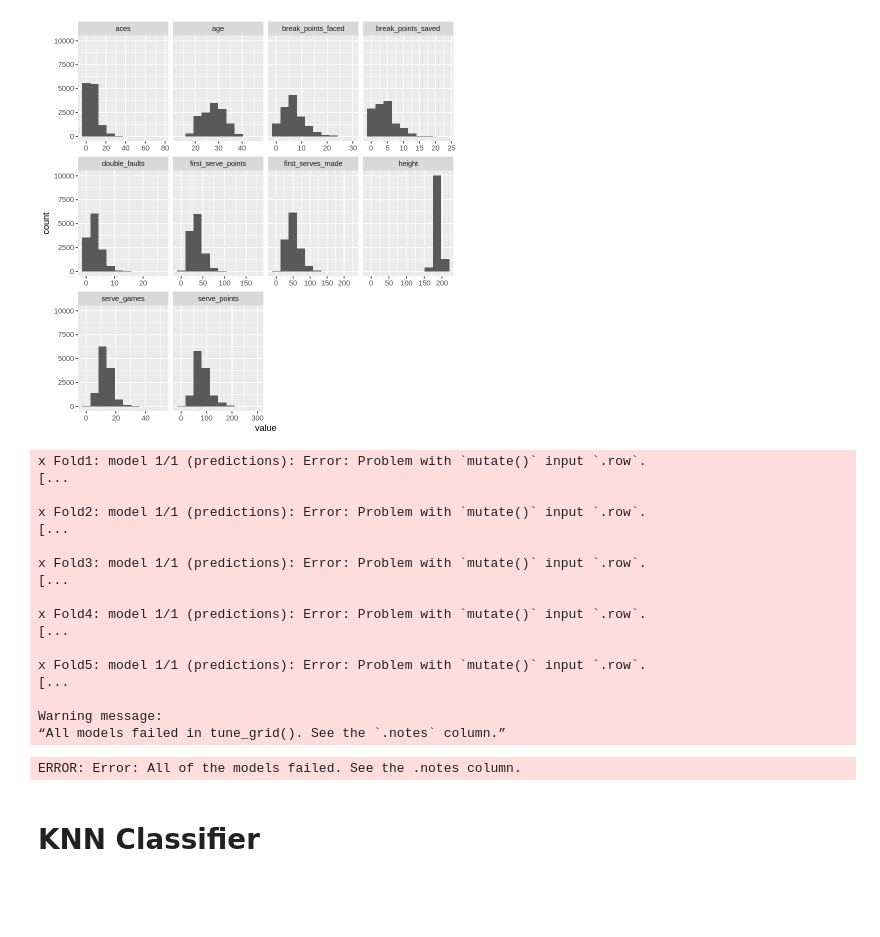
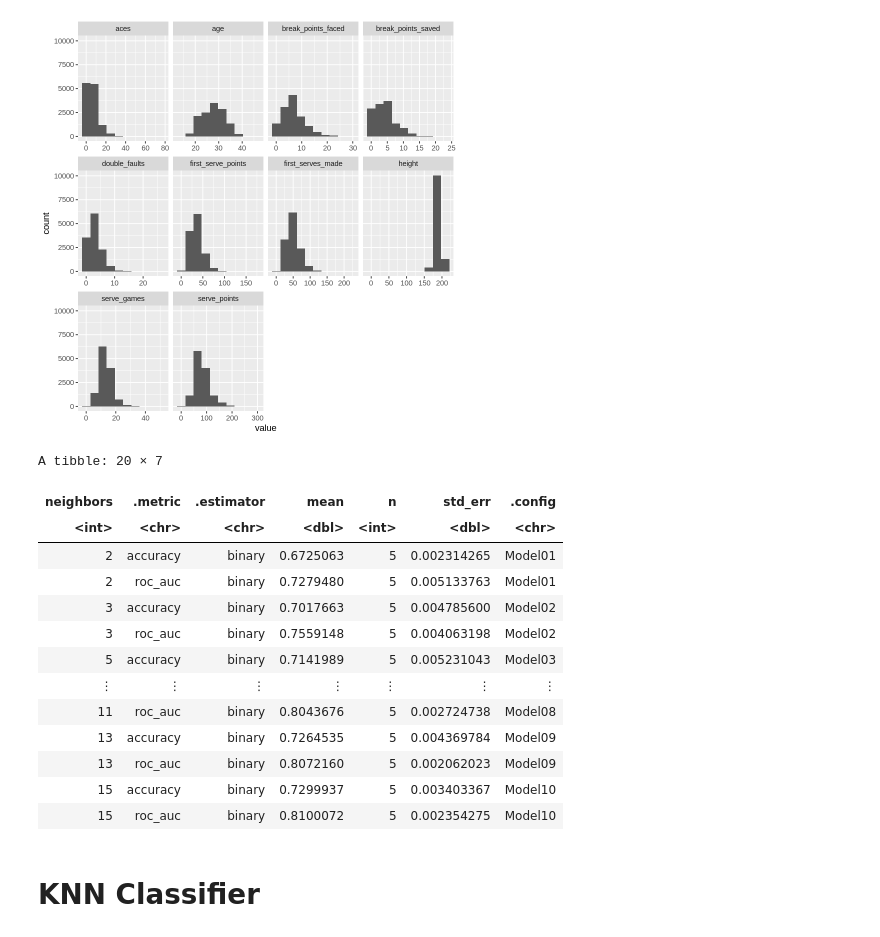
Before and after one commit to sleung124/DSCI100_group_proj, a Jupyter notebook: tennis_analysis.ipynb, the cells around one changed output. Saved outputs shown, nothing was run; the diff lists cells and outputs as text; code cells hidden in the pictures; blank space fills up the shorter version.

```diff
--- a/tennis_analysis.ipynb
+++ b/tennis_analysis.ipynb
@@ -231,43 +231,39 @@ Warning message:
 # %%
 knn_spec <- nearest_neighbor(weight_func = 'rectangular', neighbors=tune()) %>%
                 set_engine('kknn') %>%
                 set_mode('classification')
 
 tennis_recipe <- recipe(as.formula('match_result ~ .'), data = tennis_train[,2:12]) %>%
                         step_scale(all_predictors()) %>%
                         step_center(all_predictors())
 
 tennis_vfold <- vfold_cv(tennis_train[,2:12], v = 5, strata = match_result)
 
 tennis_fit <- workflow() %>%
              add_recipe(tennis_recipe) %>%
              add_model(knn_spec) %>%
-             tune_grid(resamples=tennis_vfold, grid = tibble(neighbors=seq(1,2))) %>%
+             tune_grid(resamples=tennis_vfold, grid=10) %>%
              collect_metrics()
 
 tennis_fit
 # new_tennis <- tibble(age=c(5), serve_games=c(180))
 
 # predict(tennis_fit, new_tennis)
 # %% [output]
-x Fold1: model 1/1 (predictions): Error: Problem with `mutate()` input `.row`.
-[...
-
-x Fold2: model 1/1 (predictions): Error: Problem with `mutate()` input `.row`.
-[...
-
-x Fold3: model 1/1 (predictions): Error: Problem with `mutate()` input `.row`.
-[...
-
-x Fold4: model 1/1 (predictions): Error: Problem with `mutate()` input `.row`.
-[...
-
-x Fold5: model 1/1 (predictions): Error: Problem with `mutate()` input `.row`.
-[...
-
-Warning message:
-“All models failed in tune_grid(). See the `.notes` column.”
+A tibble: 20 × 7
-ERROR: Error: All of the models failed. See the .notes column.
+| neighbors | .metric | .estimator | mean | n | std_err | .config |
+| <int> | <chr> | <chr> | <dbl> | <int> | <dbl> | <chr> |
+| 2 | accuracy | binary | 0.6725063 | 5 | 0.002314265 | Model01 |
+| 2 | roc_auc | binary | 0.7279480 | 5 | 0.005133763 | Model01 |
+| 3 | accuracy | binary | 0.7017663 | 5 | 0.004785600 | Model02 |
+| 3 | roc_auc | binary | 0.7559148 | 5 | 0.004063198 | Model02 |
+| 5 | accuracy | binary | 0.7141989 | 5 | 0.005231043 | Model03 |
+| ⋮ | ⋮ | ⋮ | ⋮ | ⋮ | ⋮ | ⋮ |
+| 11 | roc_auc | binary | 0.8043676 | 5 | 0.002724738 | Model08 |
+| 13 | accuracy | binary | 0.7264535 | 5 | 0.004369784 | Model09 |
+| 13 | roc_auc | binary | 0.8072160 | 5 | 0.002062023 | Model09 |
+| 15 | accuracy | binary | 0.7299937 | 5 | 0.003403367 | Model10 |
+| 15 | roc_auc | binary | 0.8100072 | 5 | 0.002354275 | Model10 |
 # %% [markdown]
 # KNN Classifier
 # %% [markdown]
```
Also changed, not shown: parts of 6 cells of this notebook.
